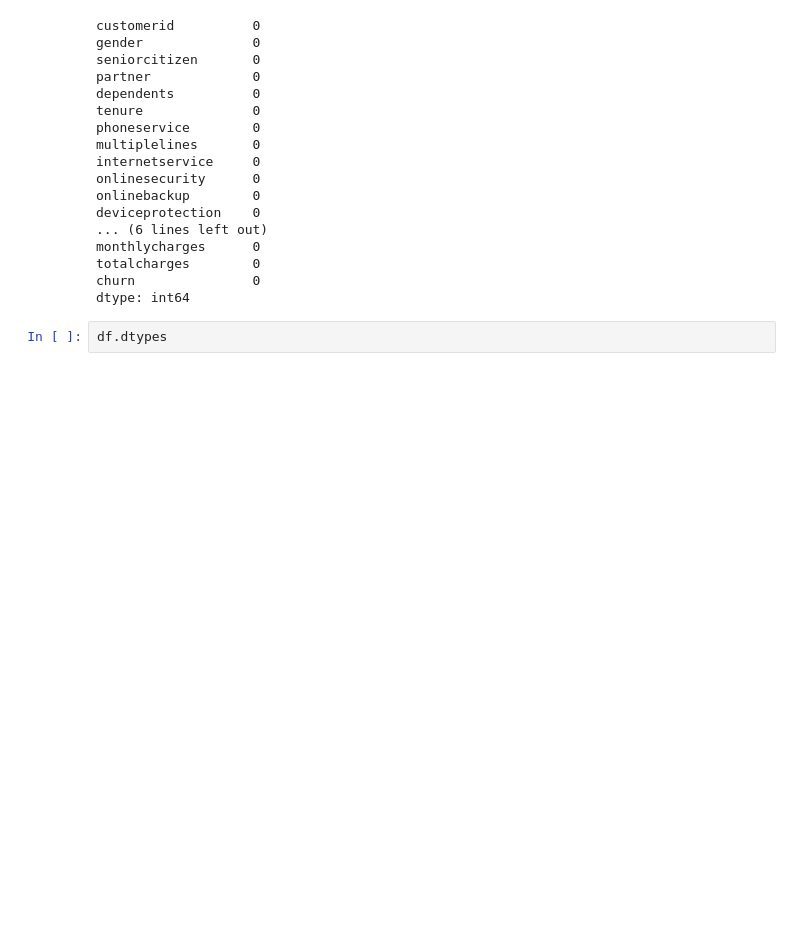
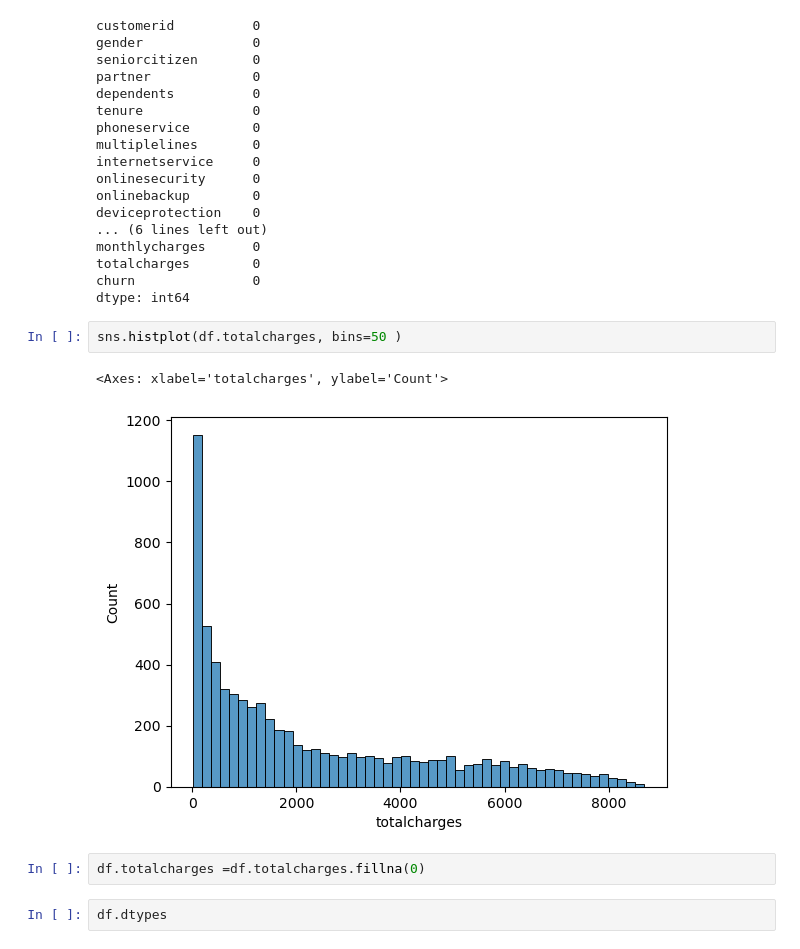
Before and after one commit to martinjimenez388/Road_to_alternatives, a Jupyter notebook: Hmw_MLZoomCamp_3.ipynb, the cells around one changed output. Drawn from its saved outputs; the diff is of its cells as text; blank space fills up the shorter version.

```diff
--- a/Hmw_MLZoomCamp_3.ipynb
+++ b/Hmw_MLZoomCamp_3.ipynb
@@ -40,6 +41,13 @@ monthlycharges      0
 totalcharges        0
 churn               0
 dtype: int64
+# %%
+sns.histplot(df.totalcharges, bins=50 )
+# %% [output]
+<Axes: xlabel='totalcharges', ylabel='Count'>
+[figure, added]
+# %%
+df.totalcharges =df.totalcharges.fillna(0)
 # %%
 df.dtypes
 # %% [output]
```
Also changed, not shown: parts of 11 cells of this notebook, 1 other file.
